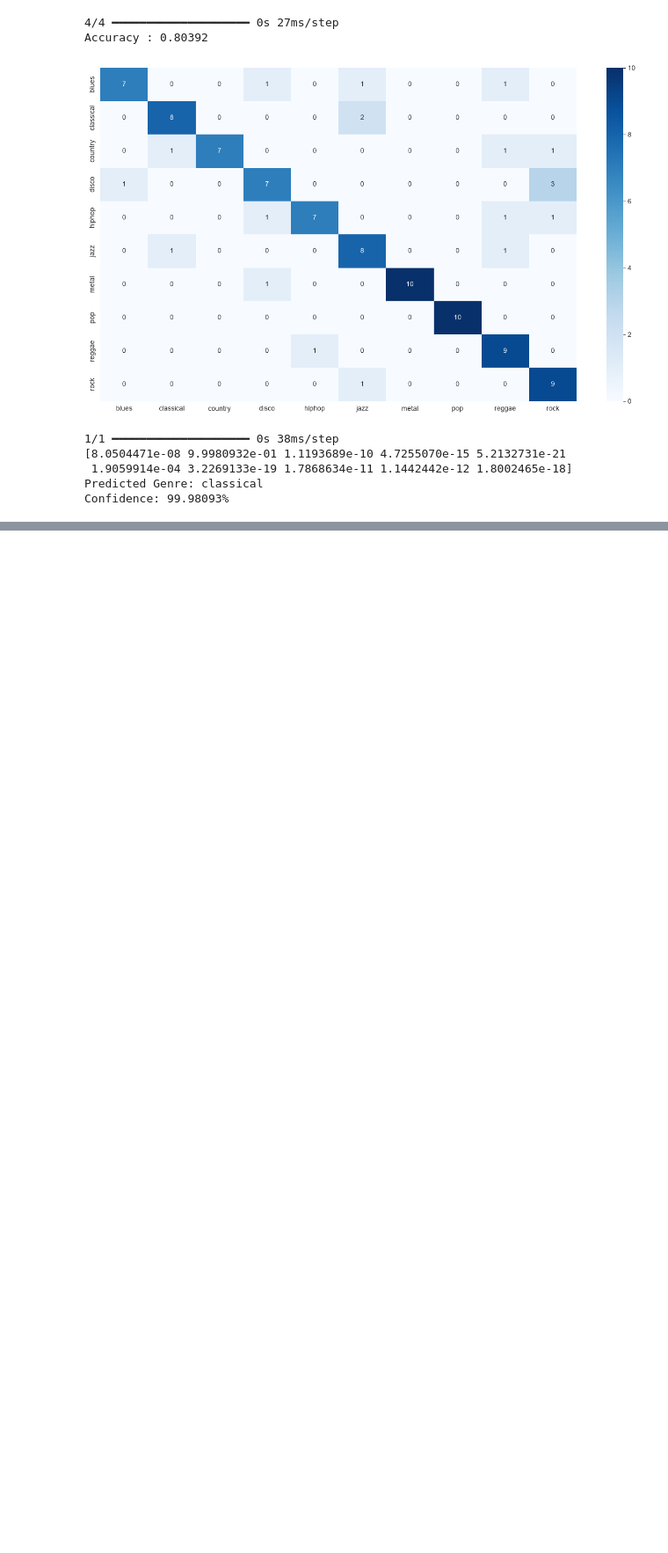
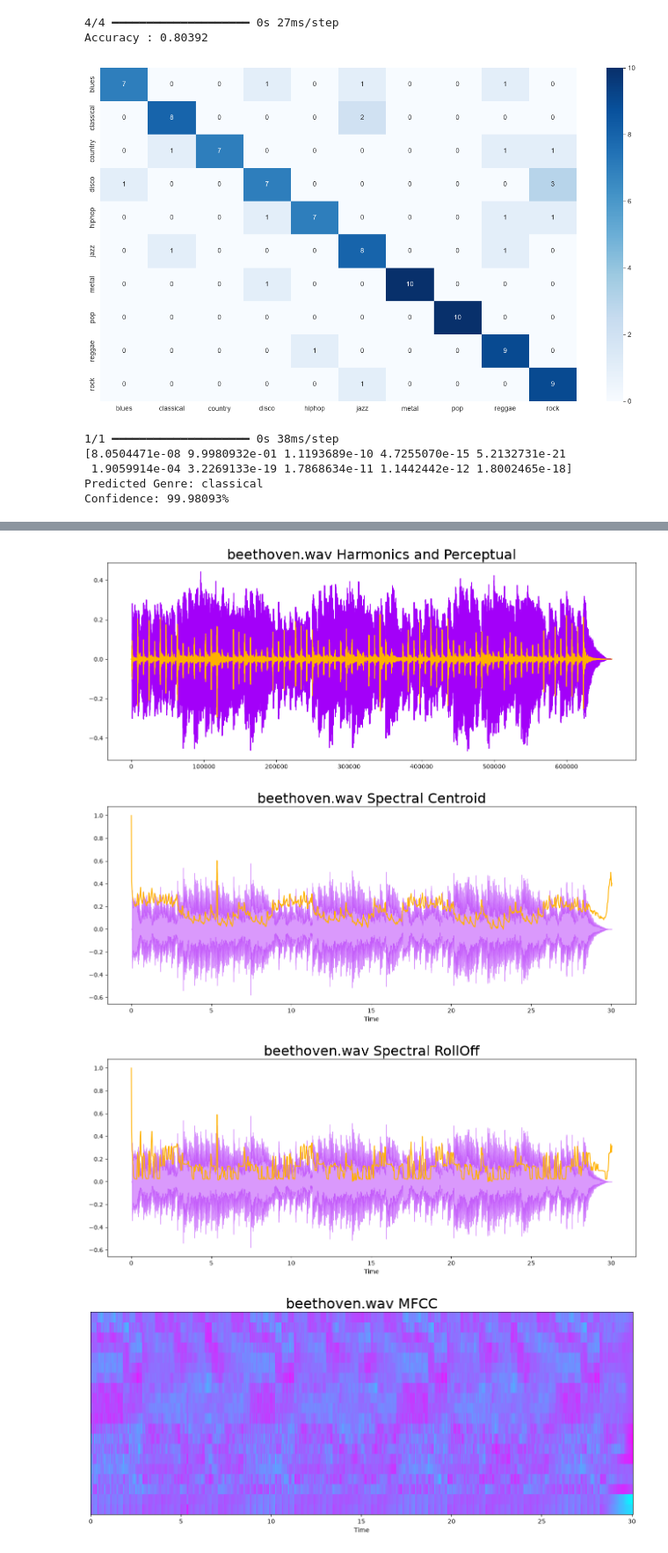
Before and after one commit to diego-nst/BongcayaoTanalgo_ISCS30.63, a Jupyter notebook: project-ver2.ipynb, the cells around one changed output, grey strips where cells are left out. Shown at 88% size. Cells and saved outputs as stored; diff of their text form; code cells hidden in the pictures; blank space fills up the shorter version.

```diff
--- a/project-ver2.ipynb
+++ b/project-ver2.ipynb
@@ -1047,0 +1144,7 @@ Confidence: 99.98093%
+# %%
+displayFeatures('beethoven.wav')
+# %% [output]
+[figure, added]
+[figure, added]
+[figure, added]
+[figure, added]
```
Also changed, not shown: parts of 3 cells of this notebook.
